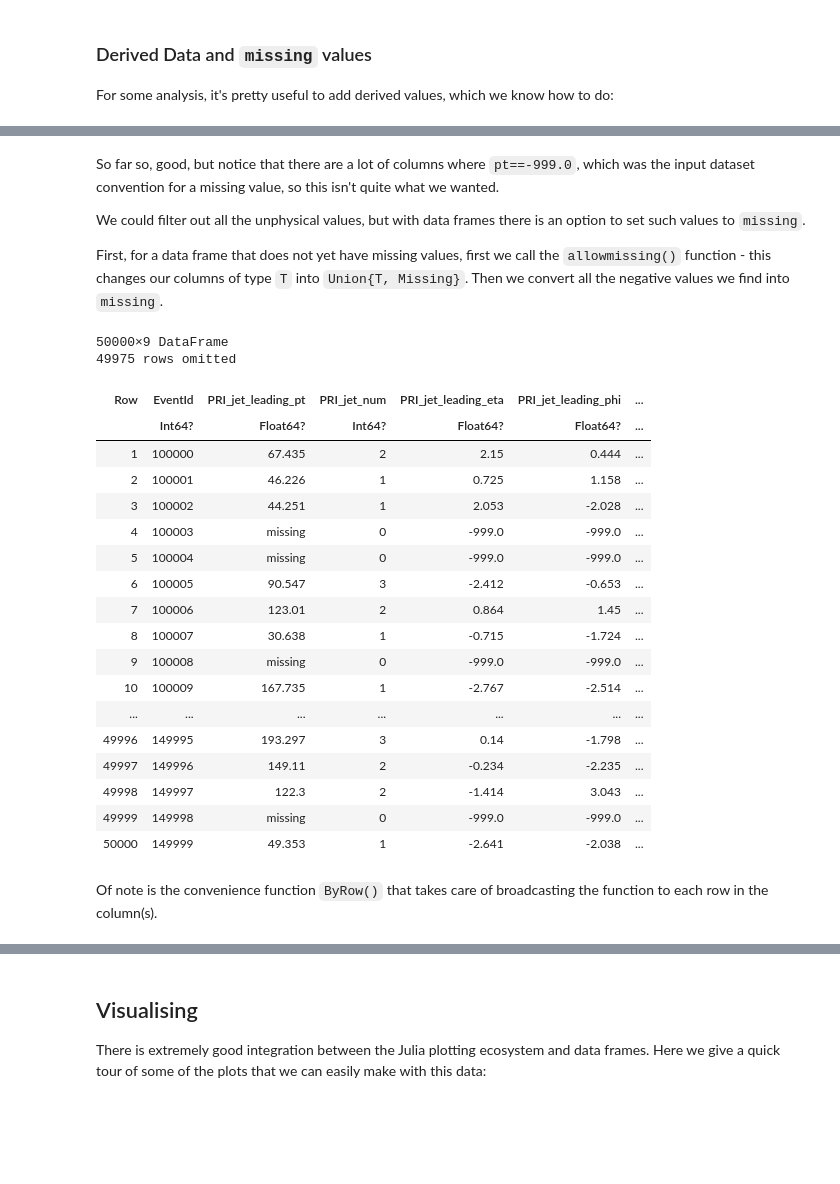
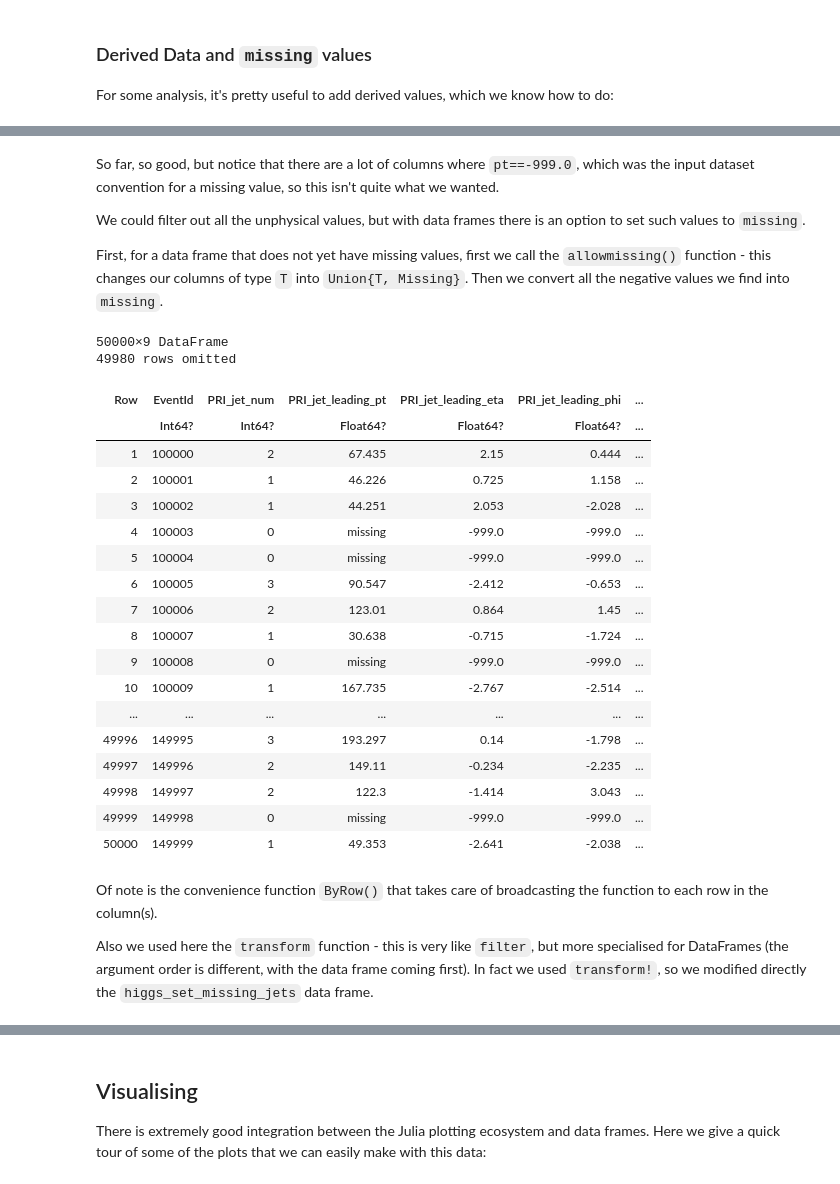
Before and after one commit to JuliaHEP/JuliaHEP-2023, a Jupyter notebook: julia-intro/docs/julia-intro-dataframes.ipynb, the cells around one changed output, grey strips where cells are left out. Saved outputs shown, nothing was run; the diff lists cells and outputs as text; code cells hidden in the pictures; blank space fills up the shorter version.

```diff
--- a/julia-intro/docs/julia-intro-dataframes.ipynb
+++ b/julia-intro/docs/julia-intro-dataframes.ipynb
@@ -479,36 +543,38 @@ select(higgs_ml, :PRI_jet_leading_pt => (x -> x.^2) => :pt2)
 | 49999 | 998001.0 |
 | 50000 | 2435.72 |
 # %% [markdown]
-So far so, good, but notice that there are a lot of columns where `pt==-999.0`, which was the input dataset convention for a missing value, so this isn't quite what we wanted.
+So far, so good, but notice that there are a lot of columns where `pt==-999.0`, which was the input dataset convention for a missing value, so this isn't quite what we wanted.
 
 We could filter out all the unphysical values, but with data frames there is an option to set such values to `missing`.
 
 First, for a data frame that does not yet have missing values, first we call the `allowmissing()` function - this changes our columns of type `T` into `Union{T, Missing}`. Then we convert all the negative values we find into `missing`.
 # %%
-higgs_set_missing_jets = allowmissing(higgs_ml)[:, Cols(:EventId, r"PRI_jet.*")]
+higgs_set_missing_jets = allowmissing(higgs_ml)[:, Cols(:EventId, r"PRI_jet.*")] # Just work with jets for now
 missing_value(v) = if (v===missing || v<0) missing else v end
-select!(higgs_set_missing_jets, :EventId, :PRI_jet_leading_pt => ByRow(missing_value) => :PRI_jet_leading_pt, :)
+transform!(higgs_set_missing_jets, :PRI_jet_leading_pt => ByRow(missing_value) => :PRI_jet_leading_pt)
 # %% [output]
 50000×9 DataFrame
-49975 rows omitted
+49980 rows omitted
-| Row | EventId | PRI_jet_leading_pt | PRI_jet_num | PRI_jet_leading_eta | PRI_jet_leading_phi | ... |
-|  | Int64? | Float64? | Int64? | Float64? | Float64? | ... |
-| 1 | 100000 | 67.435 | 2 | 2.15 | 0.444 | ... |
-| 2 | 100001 | 46.226 | 1 | 0.725 | 1.158 | ... |
-| 3 | 100002 | 44.251 | 1 | 2.053 | -2.028 | ... |
-| 4 | 100003 | missing | 0 | -999.0 | -999.0 | ... |
-| 5 | 100004 | missing | 0 | -999.0 | -999.0 | ... |
-| 6 | 100005 | 90.547 | 3 | -2.412 | -0.653 | ... |
-| 7 | 100006 | 123.01 | 2 | 0.864 | 1.45 | ... |
-| 8 | 100007 | 30.638 | 1 | -0.715 | -1.724 | ... |
-| 9 | 100008 | missing | 0 | -999.0 | -999.0 | ... |
-| 10 | 100009 | 167.735 | 1 | -2.767 | -2.514 | ... |
+| Row | EventId | PRI_jet_num | PRI_jet_leading_pt | PRI_jet_leading_eta | PRI_jet_leading_phi | ... |
+|  | Int64? | Int64? | Float64? | Float64? | Float64? | ... |
+| 1 | 100000 | 2 | 67.435 | 2.15 | 0.444 | ... |
+| 2 | 100001 | 1 | 46.226 | 0.725 | 1.158 | ... |
+| 3 | 100002 | 1 | 44.251 | 2.053 | -2.028 | ... |
+| 4 | 100003 | 0 | missing | -999.0 | -999.0 | ... |
+| 5 | 100004 | 0 | missing | -999.0 | -999.0 | ... |
+| 6 | 100005 | 3 | 90.547 | -2.412 | -0.653 | ... |
+| 7 | 100006 | 2 | 123.01 | 0.864 | 1.45 | ... |
+| 8 | 100007 | 1 | 30.638 | -0.715 | -1.724 | ... |
+| 9 | 100008 | 0 | missing | -999.0 | -999.0 | ... |
+| 10 | 100009 | 1 | 167.735 | -2.767 | -2.514 | ... |
 | ... | ... | ... | ... | ... | ... | ... |
-| 49996 | 149995 | 193.297 | 3 | 0.14 | -1.798 | ... |
-| 49997 | 149996 | 149.11 | 2 | -0.234 | -2.235 | ... |
-| 49998 | 149997 | 122.3 | 2 | -1.414 | 3.043 | ... |
-| 49999 | 149998 | missing | 0 | -999.0 | -999.0 | ... |
-| 50000 | 149999 | 49.353 | 1 | -2.641 | -2.038 | ... |
+| 49996 | 149995 | 3 | 193.297 | 0.14 | -1.798 | ... |
+| 49997 | 149996 | 2 | 149.11 | -0.234 | -2.235 | ... |
+| 49998 | 149997 | 2 | 122.3 | -1.414 | 3.043 | ... |
+| 49999 | 149998 | 0 | missing | -999.0 | -999.0 | ... |
+| 50000 | 149999 | 1 | 49.353 | -2.641 | -2.038 | ... |
 # %% [markdown]
 Of note is the convenience function `ByRow()` that takes care of broadcasting the function to each row in the column(s).
+
+Also we used here the `transform` function - this is very like `filter`, but more specialised for DataFrames (the argument order is different, with the data frame coming first). In fact we used `transform!`, so we modified directly the `higgs_set_missing_jets` data frame.
 # %%
```
Also changed, not shown: parts of 44 cells of this notebook, 8 other files.
